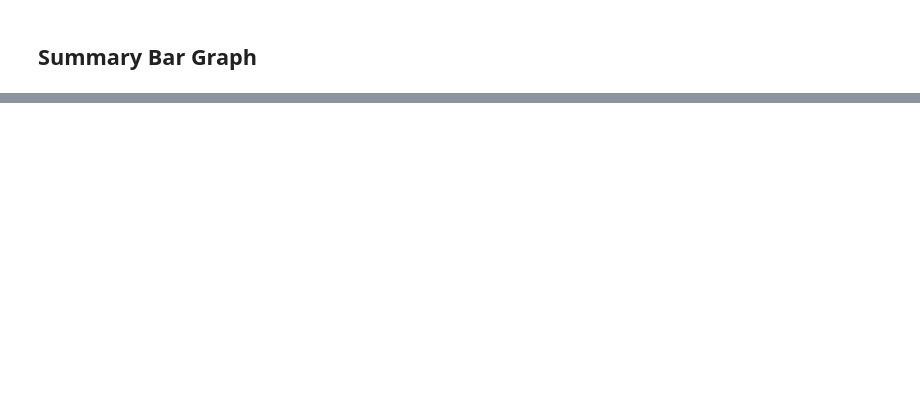
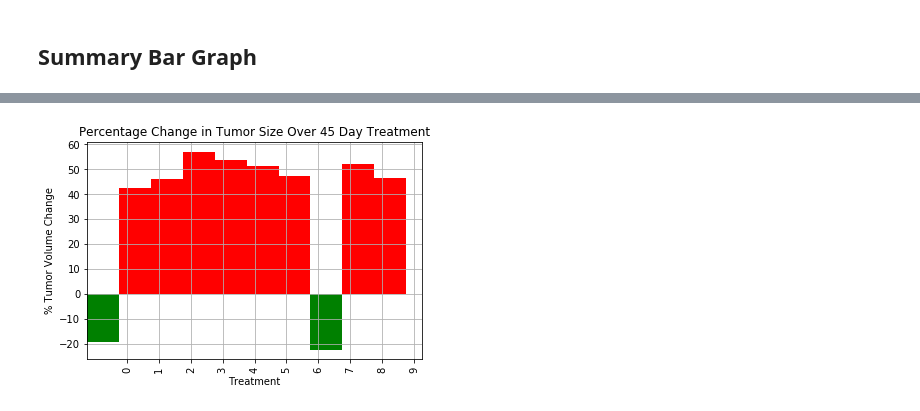
Before and after one commit to loryuen/matplotlib-challenge, a Jupyter notebook: Pymaceuticals/pymaceuticals_starter.ipynb, the cells around one changed output, grey strips where cells are left out. Saved outputs shown, nothing was run; the diff lists cells and outputs as text; code cells hidden in the pictures; blank space fills up the shorter version.

Commit message:
bar graph

```diff
--- a/Pymaceuticals/pymaceuticals_starter.ipynb
+++ b/Pymaceuticals/pymaceuticals_starter.ipynb
@@ -361,23 +371,55 @@ dtype: float64
 # %%
+#mycolor=np.where(perc_change_df['Percentage Change']<0.0,'g','r')
+#plt.bar(perc_change_df['Drugs Tested'], perc_change_df['Percentage Change'],
+ #       color=mycolor,
+  #      align = 'edge',
+   #     width = -1.0)
+
+
 # Store all Relevant Percent Changes into a Tuple
+
+perc_change_df.plot(kind="bar",
+                    color=[np.where(perc_change_df['Percentage Change']<0.0,'g','r')],
+                    align='edge',
+                    width = -1.0,
+                    legend = None)
+
+#for x,y in zip(perc_change_df['Drugs Tested'], perc_change_df['Percentage Change']):
+ #   label = "{:.2f}".format(y)
+
+  #  plt.annotate(label,
+   #             (x,y),
+    #            textcoords='offset points',
+     #           xytext=(0,10),
+      #          ha='right',
+       #         va='bottom')
+
+
+plt.grid()
+plt.xlim(-1.25,len(drugs_tested)-.75)
+plt.xlabel("Treatment")
+plt.ylabel("% Tumor Volume Change")
+plt.title("Percentage Change in Tumor Size Over 45 Day Treatment")
 
 
 # Splice the data between passing and failing drugs
 
 
 # Orient widths. Add labels, tick marks, etc.
 
 
 # Use functions to label the percentages of changes
 
 
 # Call functions to implement the function calls
 
 
 # Save the Figure
 
 
 # Show the Figure
 fig.show()
+# %% [output]
+[figure, added]
 # %% [markdown]
 ![Metastatic Spread During Treatment](../Images/change.png)
```
Also changed, not shown: parts of 5 cells of this notebook.
